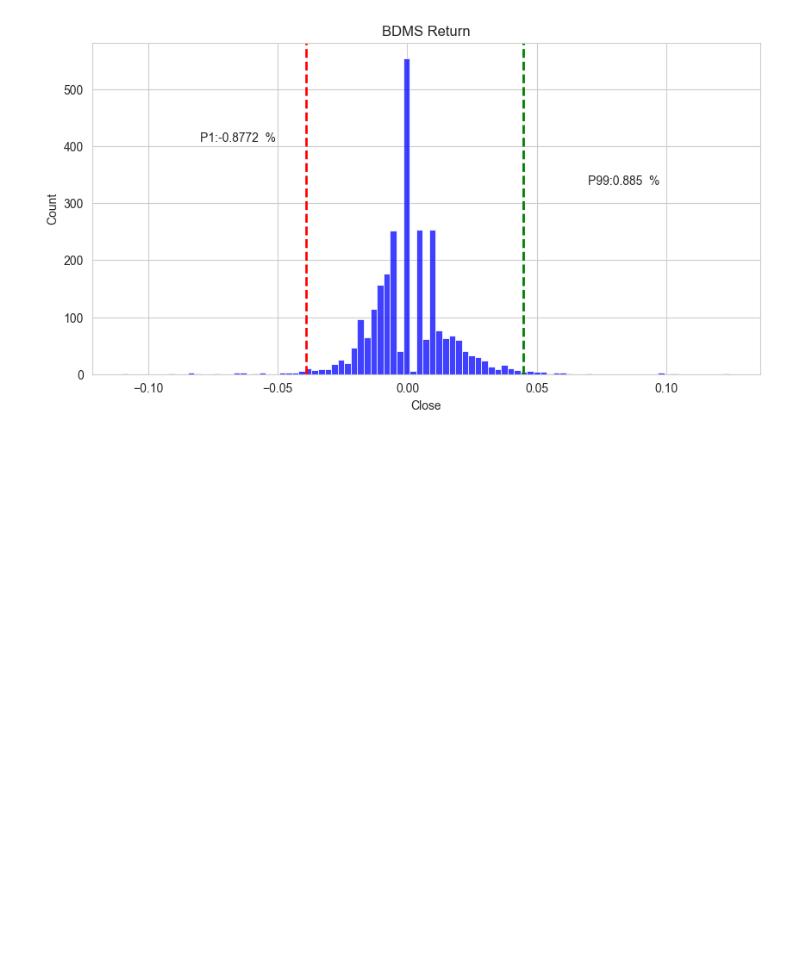
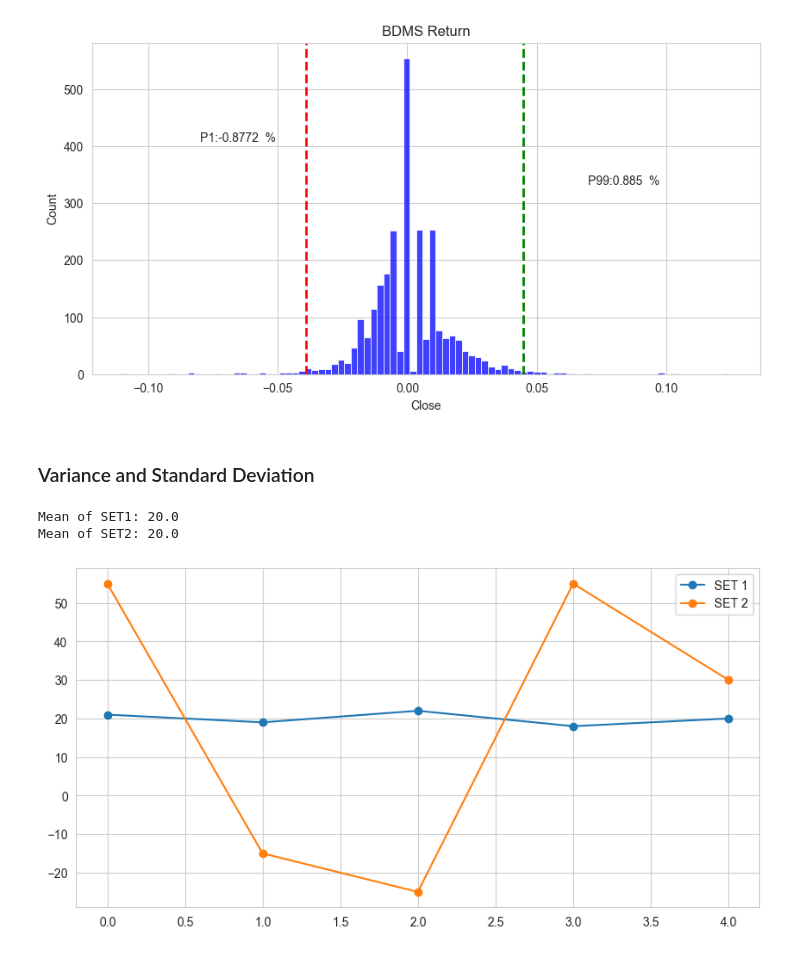
Before and after one commit to pNatTueku/basicPython, a Jupyter notebook: basic_statistics.ipynb, the cells around one changed output. Drawn from its saved outputs; the diff is of its cells as text; code cells hidden in the pictures; blank space fills up the shorter version.

```diff
--- a/basic_statistics.ipynb
+++ b/basic_statistics.ipynb
@@ -535,3 +535,25 @@ plt.figtext(0.70, 0.55, f"P99:{q3 * 100:.4}  %", fontsize = 10)
 plt.show()
 # %% [output]
 [figure]
+# %% [markdown]
+### Variance and Standard Deviation
+# %%
+# 2 sets of 5 numbers that have the same mean but different standard deviations
+
+set1 = (21, 19, 22, 18, 20) # 21%, 19%, 22%, 18%, and 20% in 5 years rang
+set2 = (55, -15, -25, 55, 30)
+
+print(f'Mean of SET1: {np.mean(set1)}')
+print(f'Mean of SET2: {np.mean(set2)}')
+# %% [output]
+Mean of SET1: 20.0
+Mean of SET2: 20.0
+# %%
+plt.rcParams['figure.figsize'] = (10.0, 5.0)
+
+plt.plot(set1, label = "SET 1", marker='o')
+plt.plot(set2, label = "SET 2", marker='o')
+plt.legend()
+plt.show()
+# %% [output]
+[figure, added]
```
Also changed, not shown: parts of 1 cell of this notebook.
